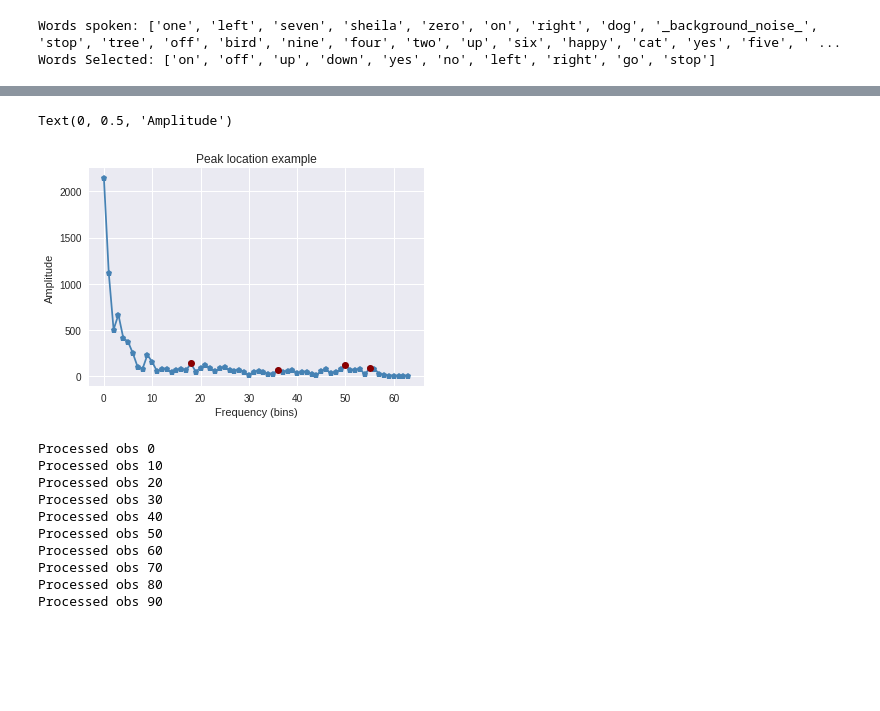
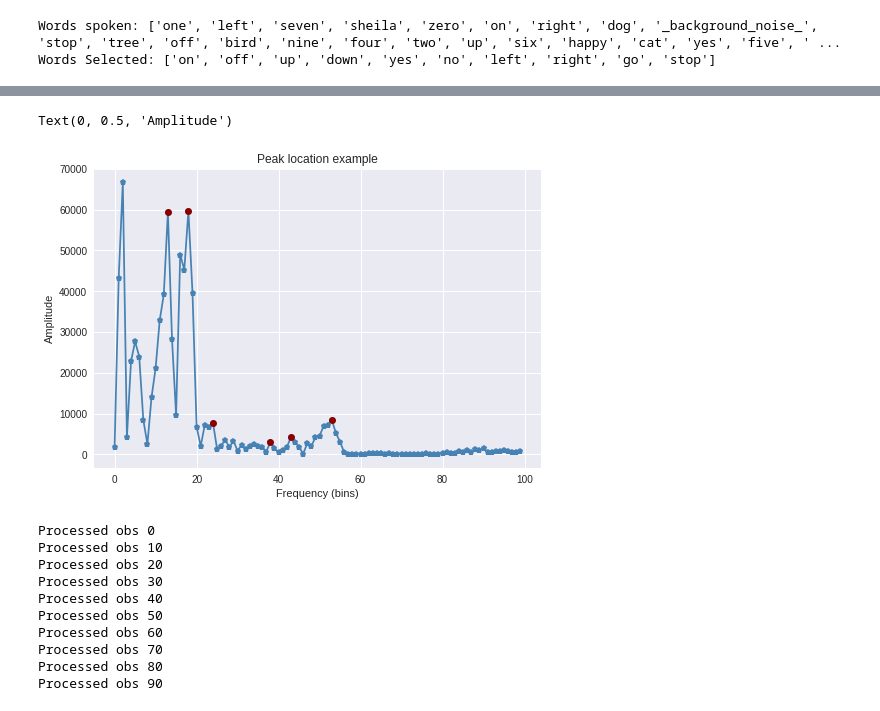
Before and after one commit to ayanokohjikimimaro/Data_Read, a Jupyter notebook: speechcomand_gmmhmm.ipynb, the cells around one changed output, grey strips where cells are left out. Drawn from its saved outputs; the diff is of its cells as text; code cells hidden in the pictures; blank space fills up the shorter version.

```diff
--- a/speechcomand_gmmhmm.ipynb
+++ b/speechcomand_gmmhmm.ipynb
@@ -134,5 +137,5 @@ all_labels=labl_list.T[0].tolist()
 # %%
-def stft(x, fftsize=128, overlap_pct=.5):
+def stft(x, fftsize=256, overlap_pct=.5):
     #stft(x, fftsize=64, overlap_pct=.5):
     #Modified from http://stackoverflow.com/questions/2459295/stft-and-istft-in-python
     hop = int(fftsize * (1 - overlap_pct))
@@ -167,16 +259,16 @@ def peakfind(x, n_peaks, l_size=3, r_size=3, c_size=3, f=np.mean):
 # %%
-plot_data = np.abs(stft(data_list[0]))[20, :]
+plot_data = np.abs(stft(data_list[0]))[60, :]
 values, locs = peakfind(plot_data, n_peaks=6)
 fp = locs[values > -1]
 fv = values[values > -1]
 plt.plot(plot_data[0:100], color='steelblue', marker='p')
 plt.plot(fp, fv, marker='o', color='darkred', linestyle='None')
 plt.title('Peak location example')
 plt.xlabel('Frequency (bins)')
 plt.ylabel('Amplitude')
 # %% [output]
 Text(0, 0.5, 'Amplitude')
-[figure, old version]
+[figure, new version]
 # %%
 #This processing (top freq peaks) only works for single speaker case... need better features for multispeaker!
 #MFCC (or deep NN/automatic feature extraction) could be interesting
```
Also changed, not shown: parts of 24 cells of this notebook.
